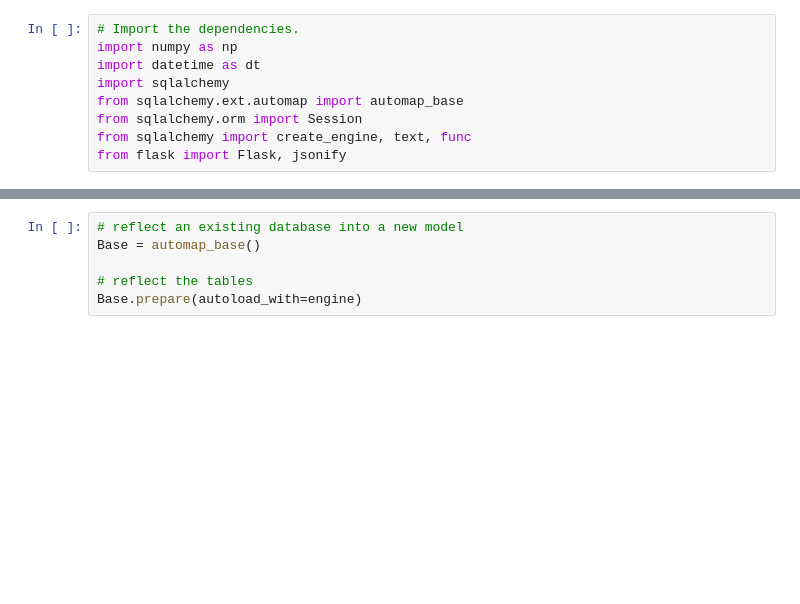
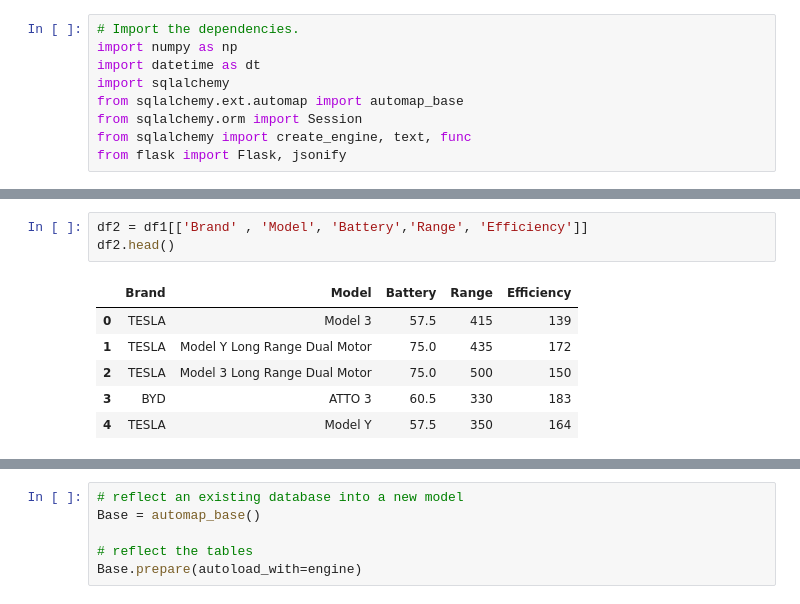
Before and after one commit to vanillatyy1/16_17_Electric_Vehicles, a Jupyter notebook: evdatabase_tocsv.ipynb, the cells around one changed output, grey strips where cells are left out. Cells and saved outputs as stored; diff of their text form; blank space fills up the shorter version.

```diff
--- a/evdatabase_tocsv.ipynb
+++ b/evdatabase_tocsv.ipynb
@@ -299,0 +308,10 @@ with engine.connect() as connection:
+# %%
+df2 = df1[['Brand' , 'Model', 'Battery','Range', 'Efficiency']]
+df2.head()
+# %% [output]
+|  | Brand | Model | Battery | Range | Efficiency |
+| 0 | TESLA | Model 3 | 57.5 | 415 | 139 |
+| 1 | TESLA | Model Y Long Range Dual Motor | 75.0 | 435 | 172 |
+| 2 | TESLA | Model 3 Long Range Dual Motor | 75.0 | 500 | 150 |
+| 3 | BYD | ATTO 3 | 60.5 | 330 | 183 |
+| 4 | TESLA | Model Y | 57.5 | 350 | 164 |
```
Also changed, not shown: parts of 5 cells of this notebook.
